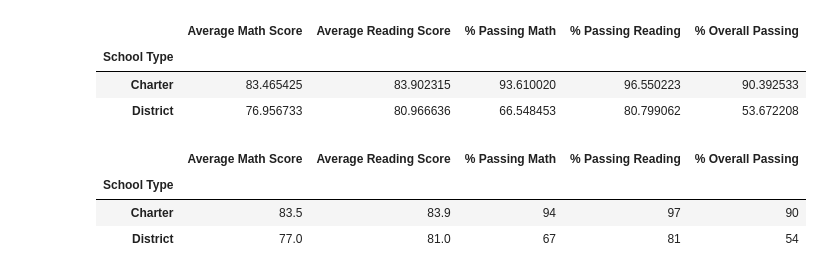
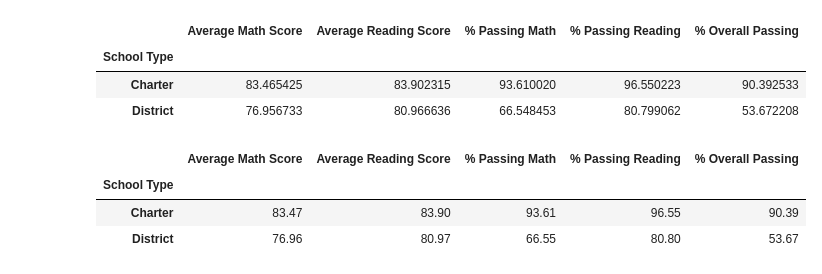
Before and after one commit to hihilynette/School_District_Analysis, a Jupyter notebook: PyCitySchools_Challenge.ipynb, the cells around one changed output. Drawn from its saved outputs; the diff is of its cells as text; code cells hidden in the pictures.

```diff
--- a/PyCitySchools_Challenge.ipynb
+++ b/PyCitySchools_Challenge.ipynb
@@ -671,19 +671,19 @@ type_summary_df
 | District | 76.956733 | 80.966636 | 66.548453 | 80.799062 | 53.672208 |
 # %%
 # # Format the DataFrame
-type_summary_df["Average Math Score"] = type_summary_df["Average Math Score"].map("{:.1f}".format)
+type_summary_df["Average Math Score"] = type_summary_df["Average Math Score"].map("{:.2f}".format)
 
-type_summary_df["Average Reading Score"] = type_summary_df["Average Reading Score"].map("{:.1f}".format)
+type_summary_df["Average Reading Score"] = type_summary_df["Average Reading Score"].map("{:.2f}".format)
 
-type_summary_df["% Passing Math"] = type_summary_df["% Passing Math"].map("{:.0f}".format)
+type_summary_df["% Passing Math"] = type_summary_df["% Passing Math"].map("{:.2f}".format)
 
-type_summary_df["% Passing Reading"] = type_summary_df["% Passing Reading"].map("{:.0f}".format)
+type_summary_df["% Passing Reading"] = type_summary_df["% Passing Reading"].map("{:.2f}".format)
 
-type_summary_df["% Overall Passing"] = type_summary_df["% Overall Passing"].map("{:.0f}".format)
+type_summary_df["% Overall Passing"] = type_summary_df["% Overall Passing"].map("{:.2f}".format)
 
 type_summary_df
 # %% [output]
 |  | Average Math Score | Average Reading Score | % Passing Math | % Passing Reading | % Overall Passing |
 | School Type |  |  |  |  |  |
-| Charter | 83.5 | 83.9 | 94 | 97 | 90 |
-| District | 77.0 | 81.0 | 67 | 81 | 54 |
+| Charter | 83.47 | 83.90 | 93.61 | 96.55 | 90.39 |
+| District | 76.96 | 80.97 | 66.55 | 80.80 | 53.67 |
```
Also changed, not shown: 1 other file.
